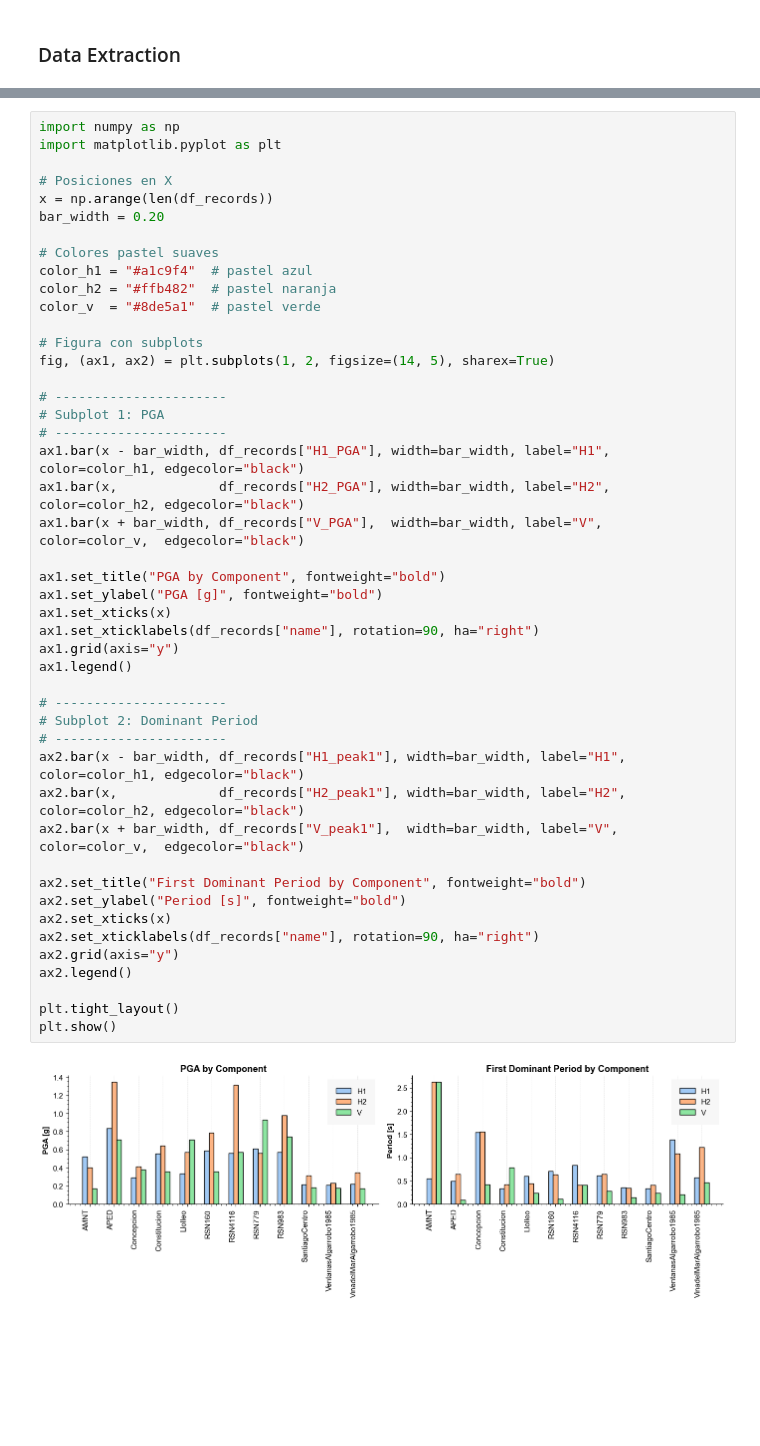
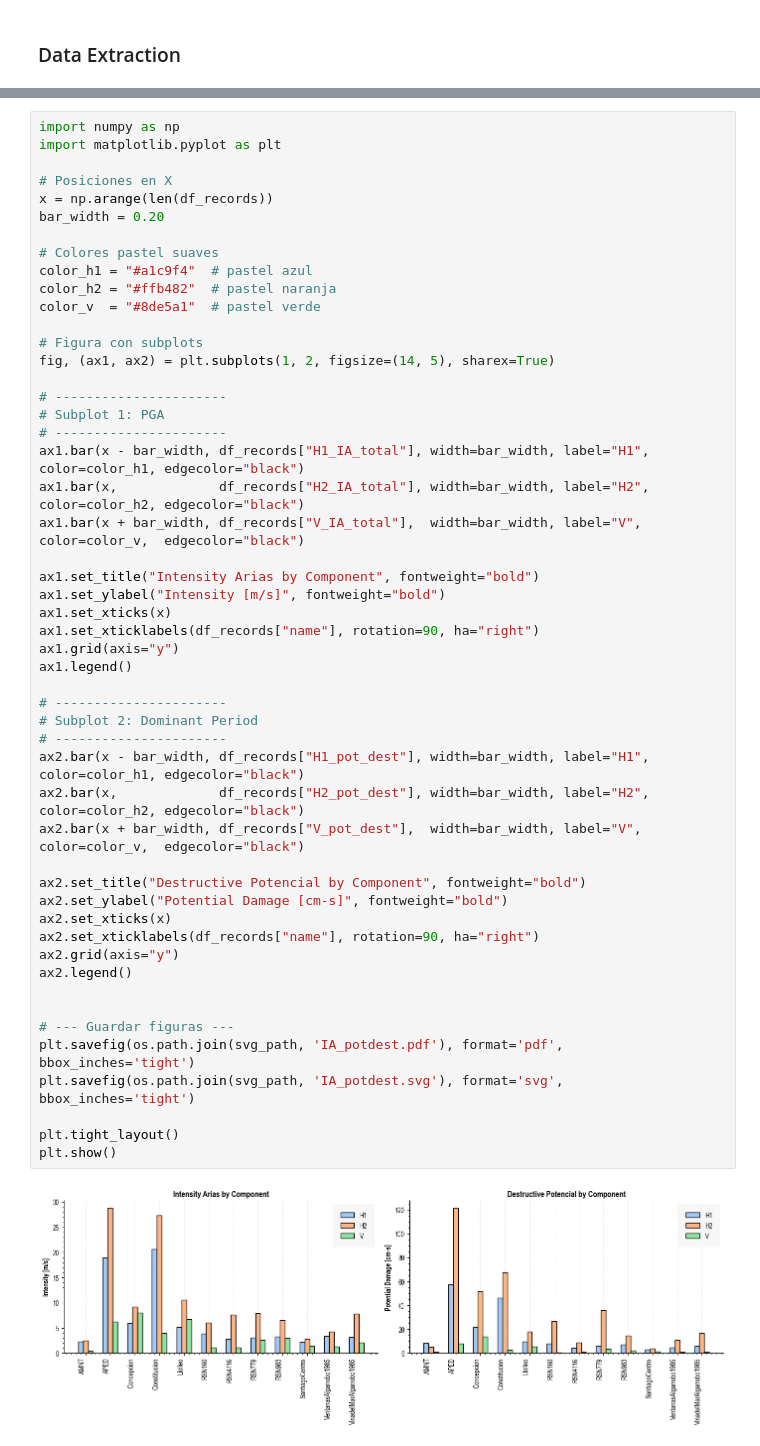
Before and after one commit to ppalacios92/EarthquakeSignal, a Jupyter notebook: src/EarthquakeSignal/examples/Example_Selected.ipynb, the cells around one changed output, grey strips where cells are left out. Drawn from its saved outputs; the diff is of its cells as text; blank space fills up the shorter version.

```diff
--- a/src/EarthquakeSignal/examples/Example_Selected.ipynb
+++ b/src/EarthquakeSignal/examples/Example_Selected.ipynb
@@ -326,44 +519,49 @@ bar_width = 0.20
 
 # Colores pastel suaves
 color_h1 = "#a1c9f4"  # pastel azul
 color_h2 = "#ffb482"  # pastel naranja
 color_v  = "#8de5a1"  # pastel verde
 
 # Figura con subplots
 fig, (ax1, ax2) = plt.subplots(1, 2, figsize=(14, 5), sharex=True)
 
 # ----------------------
 # Subplot 1: PGA
 # ----------------------
-ax1.bar(x - bar_width, df_records["H1_PGA"], width=bar_width, label="H1", color=color_h1, edgecolor="black")
-ax1.bar(x,             df_records["H2_PGA"], width=bar_width, label="H2", color=color_h2, edgecolor="black")
-ax1.bar(x + bar_width, df_records["V_PGA"],  width=bar_width, label="V",  color=color_v,  edgecolor="black")
+ax1.bar(x - bar_width, df_records["H1_IA_total"], width=bar_width, label="H1", color=color_h1, edgecolor="black")
+ax1.bar(x,             df_records["H2_IA_total"], width=bar_width, label="H2", color=color_h2, edgecolor="black")
+ax1.bar(x + bar_width, df_records["V_IA_total"],  width=bar_width, label="V",  color=color_v,  edgecolor="black")
 
-ax1.set_title("PGA by Component", fontweight="bold")
-ax1.set_ylabel("PGA [g]", fontweight="bold")
+ax1.set_title("Intensity Arias by Component", fontweight="bold")
+ax1.set_ylabel("Intensity [m/s]", fontweight="bold")
 ax1.set_xticks(x)
 ax1.set_xticklabels(df_records["name"], rotation=90, ha="right")
 ax1.grid(axis="y")
 ax1.legend()
 
 # ----------------------
 # Subplot 2: Dominant Period
 # ----------------------
-ax2.bar(x - bar_width, df_records["H1_peak1"], width=bar_width, label="H1", color=color_h1, edgecolor="black")
-ax2.bar(x,             df_records["H2_peak1"], width=bar_width, label="H2", color=color_h2, edgecolor="black")
-ax2.bar(x + bar_width, df_records["V_peak1"],  width=bar_width, label="V",  color=color_v,  edgecolor="black")
+ax2.bar(x - bar_width, df_records["H1_pot_dest"], width=bar_width, label="H1", color=color_h1, edgecolor="black")
+ax2.bar(x,             df_records["H2_pot_dest"], width=bar_width, label="H2", color=color_h2, edgecolor="black")
+ax2.bar(x + bar_width, df_records["V_pot_dest"],  width=bar_width, label="V",  color=color_v,  edgecolor="black")
 
-ax2.set_title("First Dominant Period by Component", fontweight="bold")
-ax2.set_ylabel("Period [s]", fontweight="bold")
+ax2.set_title("Destructive Potencial by Component", fontweight="bold")
+ax2.set_ylabel("Potential Damage [cm-s]", fontweight="bold")
 ax2.set_xticks(x)
 ax2.set_xticklabels(df_records["name"], rotation=90, ha="right")
 ax2.grid(axis="y")
 ax2.legend()
 
+
+# --- Guardar figuras ---
+plt.savefig(os.path.join(svg_path, 'IA_potdest.pdf'), format='pdf', bbox_inches='tight')
+plt.savefig(os.path.join(svg_path, 'IA_potdest.svg'), format='svg', bbox_inches='tight')
+
 plt.tight_layout()
 plt.show()
 # %% [output]
-[figure, old version]
+[figure, new version]
 # %%
 import numpy as np
 import matplotlib.pyplot as plt
```
Also changed, not shown: parts of 12 cells of this notebook, 29 other files.
